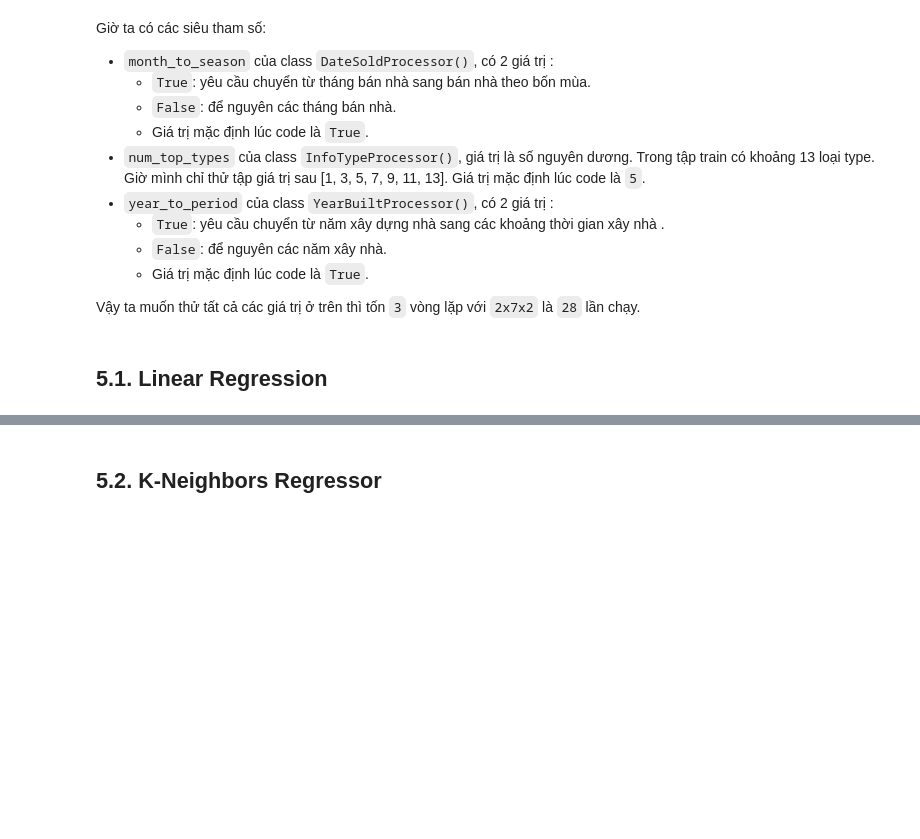
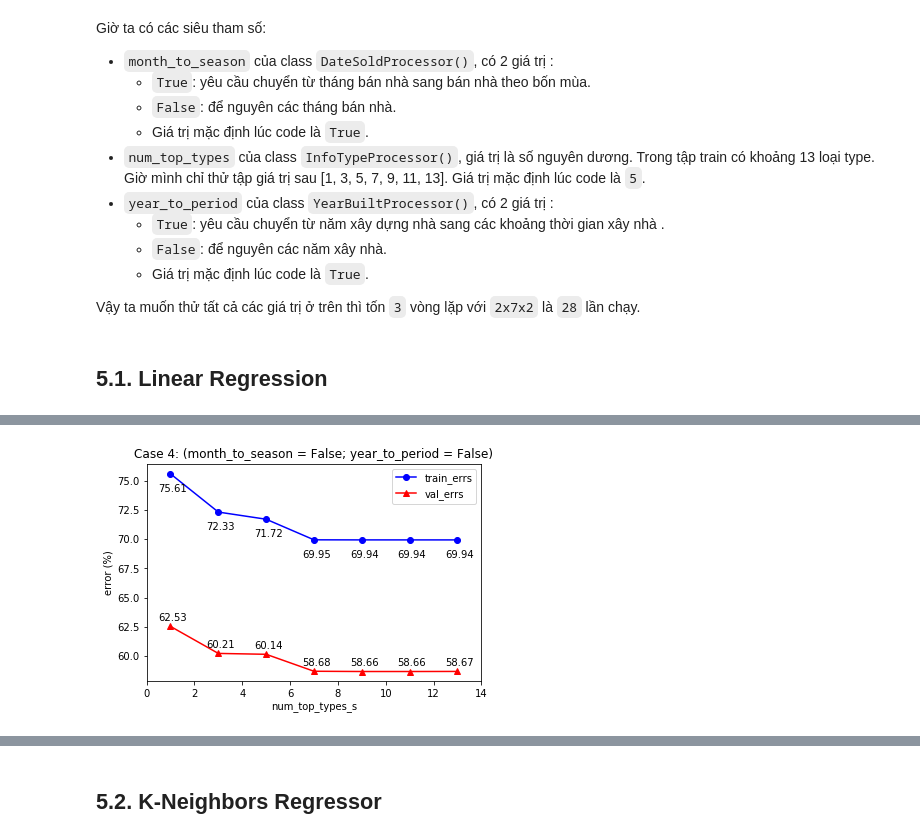
Before and after one commit to dpnam/DS-Final-Project, a Jupyter notebook: real-estate-California/HousePrice_California.ipynb, the cells around one changed output, grey strips where cells are left out. Cells and saved outputs as stored; diff of their text form; code cells hidden in the pictures; blank space fills up the shorter version.

```diff
--- a/real-estate-California/HousePrice_California.ipynb
+++ b/real-estate-California/HousePrice_California.ipynb
@@ -1590,0 +1475,6 @@ error_val_LR = error_val
+# %%
+num_top_types_s = [1, 3, 5, 7, 9, 11, 13]
+title_4 = "Case 4: (month_to_season = False; year_to_period = False)"
+drawCharErrsLR(num_top_types_s, train_errs_LR_4, val_errs_LR_4, title_4)
+# %% [output]
+[figure, added]
```
Also changed, not shown: parts of 65 cells of this notebook, 1 other file.
